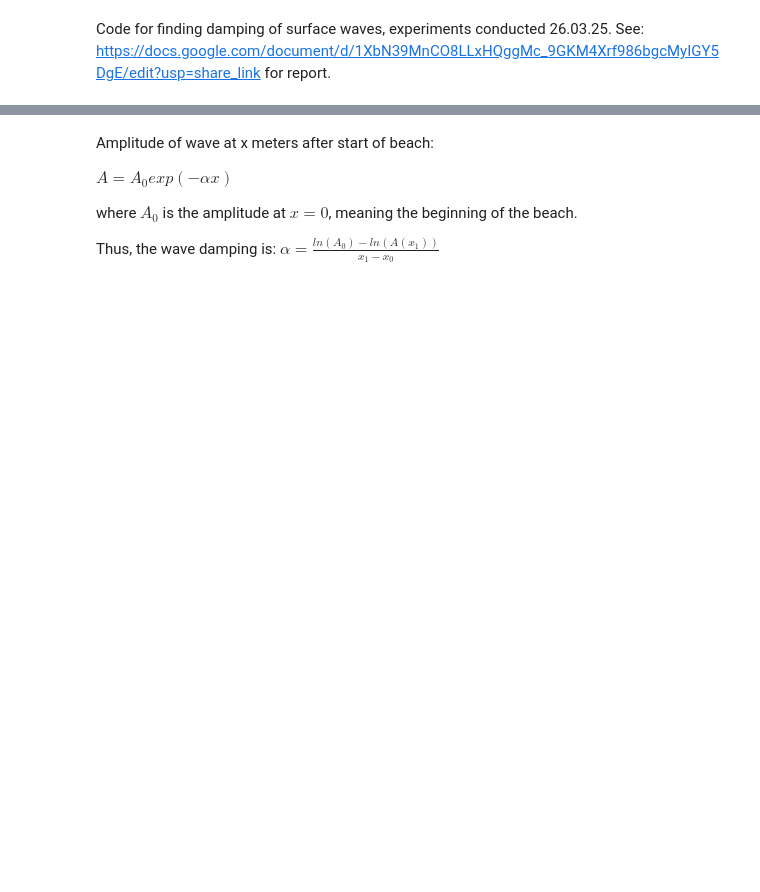
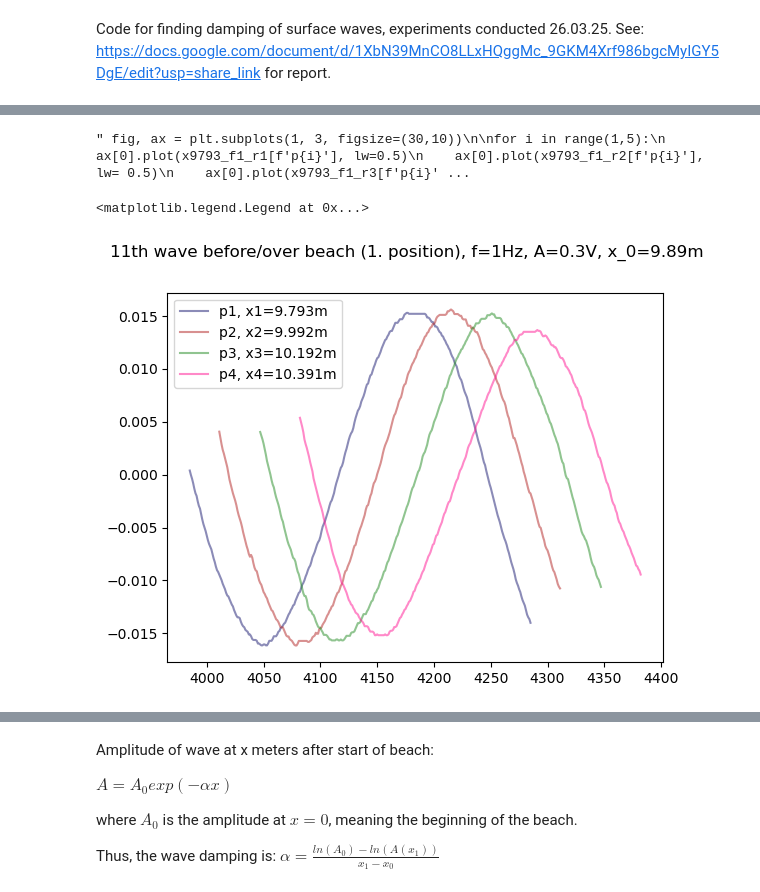
Before and after one commit to Maxime-Leclerc31/Lab-Experiments-program, a Jupyter notebook: Damping_KjerstisVersion/Lab_260325.ipynb, the cells around one changed output, grey strips where cells are left out. Drawn from its saved outputs; the diff is of its cells as text; code cells hidden in the pictures; blank space fills up the shorter version.

```diff
--- a/Damping_KjerstisVersion/Lab_260325.ipynb
+++ b/Damping_KjerstisVersion/Lab_260325.ipynb
@@ -12,6 +65,38 @@ df_f05 = pd.read_csv() """
+# %%
+# Positions of probes
+x = np.array([9.793, 9.992, 10.192, 10.391, 10.590, 10.7885, 10.9855, 11.1835, 11.350, 11.549, 11.746, 11.944])
+# %%
+""" fig, ax = plt.subplots(1, 3, figsize=(30,10))
+
+for i in range(1,5):
+    ax[0].plot(x9793_f1_r1[f'p{i}'], lw=0.5)
+    ax[0].plot(x9793_f1_r2[f'p{i}'], lw= 0.5)
+    ax[0].plot(x9793_f1_r3[f'p{i}'], lw= 0.5)
+
+ax[0].set_title('x = 9.9793 m, f = 1 Hz, A = 0.3 V')
+
+for i in range(1,5):
+    ax[1].plot(x1059_f1_r1[f'p{i}'], lw=0.5)
+    ax[1].plot(x1059_f1_r2[f'p{i}'], lw=0.5)
+    ax[1].plot(x1059_f1_r3[f'p{i}'], lw=0.5)
+
+ax[1].set_title('x = 10.589 m, f = 1 Hz, A = 0.3 V')
+
+for i in range(1,5):
+    ax[2].plot(x1135_f1_r1[f'p{i}'], lw=0.5)
+    ax[2].plot(x1135_f1_r2[f'p{i}'], lw=0.5)
+    ax[2].plot(x1135_f1_r3[f'p{i}'], lw=0.5)
+
+ax[2].set_title('x = 11.385 m, f = 1 Hz, A = 0.3 V')
+
+fig.suptitle('Raw data') """
+# %% [output]
+" fig, ax = plt.subplots(1, 3, figsize=(30,10))\n\nfor i in range(1,5):\n    ax[0].plot(x9793_f1_r1[f'p{i}'], lw=0.5)\n    ax[0].plot(x9793_f1_r2[f'p{i}'], lw= 0.5)\n    ax[0].plot(x9793_f1_r3[f'p{i}' ...
 # %%
 # Constants
-g = 9.81
+f = 1
+beach_loc = 9.983  # location of beach after wave maker [m]
+g = 9.81 # gravity
 rho = 1000  # water density
 nu = 10e-6  # water viscosity
 H0 = 0.4  # water depth before beach
@@ -23,0 +132,40 @@ c1 = np.sqrt(g*H1)  # wave velocity over beach
+# %%
+# Find the time in seconds for the 11th wave to reach the first probe
+arrival_time_p1_x9, idx_time_p1_x9 = time_of_arrival(x9793_f1_r1, x[0], 11)
+arrival_time_p2_x9, idx_time_p2_x9 = time_of_arrival(x9793_f1_r1, x[1], 11)
+arrival_time_p3_x9, idx_time_p3_x9 = time_of_arrival(x9793_f1_r1, x[2], 11)
+arrival_time_p4_x9, idx_time_p4_x9 = time_of_arrival(x9793_f1_r1, x[3], 11)
+
+arrival_time_p1_x10, idx_time_p1_x10 = time_of_arrival(x1059_f1_r1, x[4], 11)
+arrival_time_p2_x10, idx_time_p2_x10 = time_of_arrival(x1059_f1_r1, x[5], 11)
+arrival_time_p3_x10, idx_time_p3_x10 = time_of_arrival(x1059_f1_r1, x[6], 11)
+arrival_time_p4_x10, idx_time_p4_x10 = time_of_arrival(x1059_f1_r1, x[7], 11)
+
+arrival_time_p1_x11, idx_time_p1_x11 = time_of_arrival(x1135_f1_r1, x[8], 11)
+arrival_time_p2_x11, idx_time_p2_x11 = time_of_arrival(x1135_f1_r1, x[9], 11)
+arrival_time_p3_x11, idx_time_p3_x11 = time_of_arrival(x1135_f1_r1, x[10], 11)
+arrival_time_p4_x11, idx_time_p4_x11 = time_of_arrival(x1135_f1_r1, x[11], 11)
+# %%
+fig, ax = plt.subplots()
+
+ax.plot(x9793_f1_r1.loc[idx_time_p1_x9:idx_time_p1_x9+300, 'p1'], label=f'p1, x1={x[0]}m', color='midnightblue', alpha=0.5)
+#ax.plot(x9793_f1_r2.loc[idx_time_p1_x9:idx_time_p1_x9+300, 'p1'], label=f'p1, x1={x[0]}m', color='slateblue', alpha=0.5)
+#ax.plot(x9793_f1_r3.loc[idx_time_p1_x9:idx_time_p1_x9+300, 'p1'], label=f'p1, x1={x[0]}m', color='cornflowerblue', alpha=0.5)
+
+ax.plot(x9793_f1_r1.loc[idx_time_p2_x9:idx_time_p2_x9+300, 'p2'], label=f'p2, x2={x[1]}m', color='firebrick', alpha=0.5)
+#ax.plot(x9793_f1_r2.loc[idx_time_p2_x9:idx_time_p2_x9+300, 'p2'], label=f'p2, x2={x[1]}m', color='indianred', alpha=0.5)
+#ax.plot(x9793_f1_r3.loc[idx_time_p2_x9:idx_time_p2_x9+300, 'p2'], label=f'p2, x2={x[1]}m', color='lightcoral', alpha=0.5)
+
+ax.plot(x9793_f1_r1.loc[idx_time_p3_x9:idx_time_p3_x9+300, 'p3'], label=f'p3, x3={x[2]}m', color='forestgreen', alpha=0.5)
+#ax.plot(x9793_f1_r2.loc[idx_time_p3_x9:idx_time_p3_x9+300, 'p3'], label=f'p3, x3={x[2]}m', color='limegreen', alpha=0.5)
+#ax.plot(x9793_f1_r3.loc[idx_time_p3_x9:idx_time_p3_x9+300, 'p3'], label=f'p3, x3={x[2]}m', color='mediumseagreen', alpha=0.5)
+
+ax.plot(x9793_f1_r1.loc[idx_time_p4_x9:idx_time_p4_x9+300, 'p4'], label=f'p4, x4={x[3]}m', color='deeppink', alpha=0.5)
+#ax.plot(x9793_f1_r2.loc[idx_time_p4_x9:idx_time_p4_x9+300, 'p4'], label=f'p4, x4={x[3]}m', color='hotpink', alpha=0.5)
+#ax.plot(x9793_f1_r3.loc[idx_time_p4_x9:idx_time_p4_x9+300, 'p4'], label=f'p4, x4={x[3]}m', color='lightpink', alpha=0.5)
+
+fig.suptitle('11th wave before/over beach (1. position), f=1Hz, A=0.3V, x_0=9.89m')
+ax.legend()
+# %% [output]
+<matplotlib.legend.Legend at 0x...>
+[figure, added]
```
Also changed, not shown: parts of 19 cells of this notebook.
